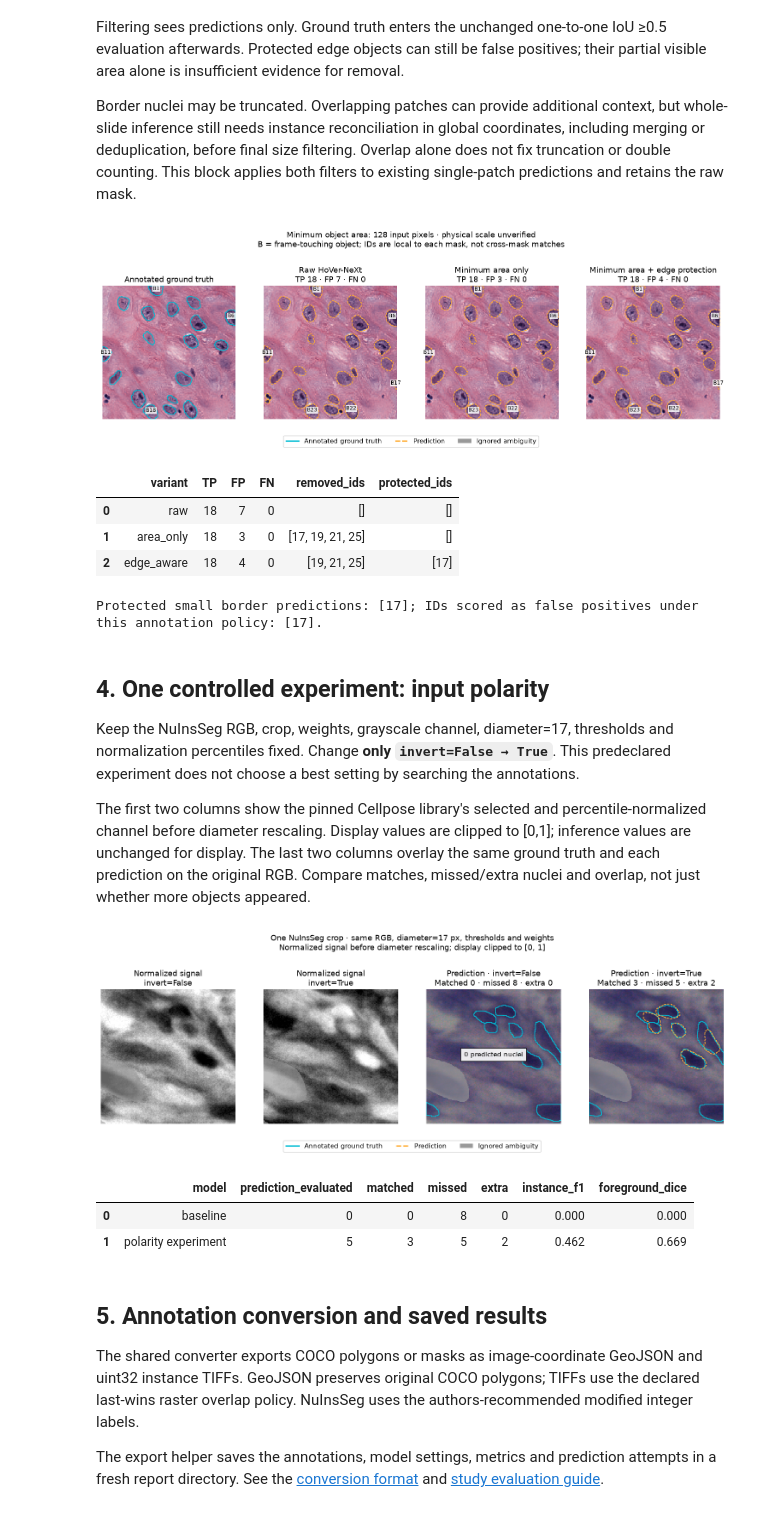
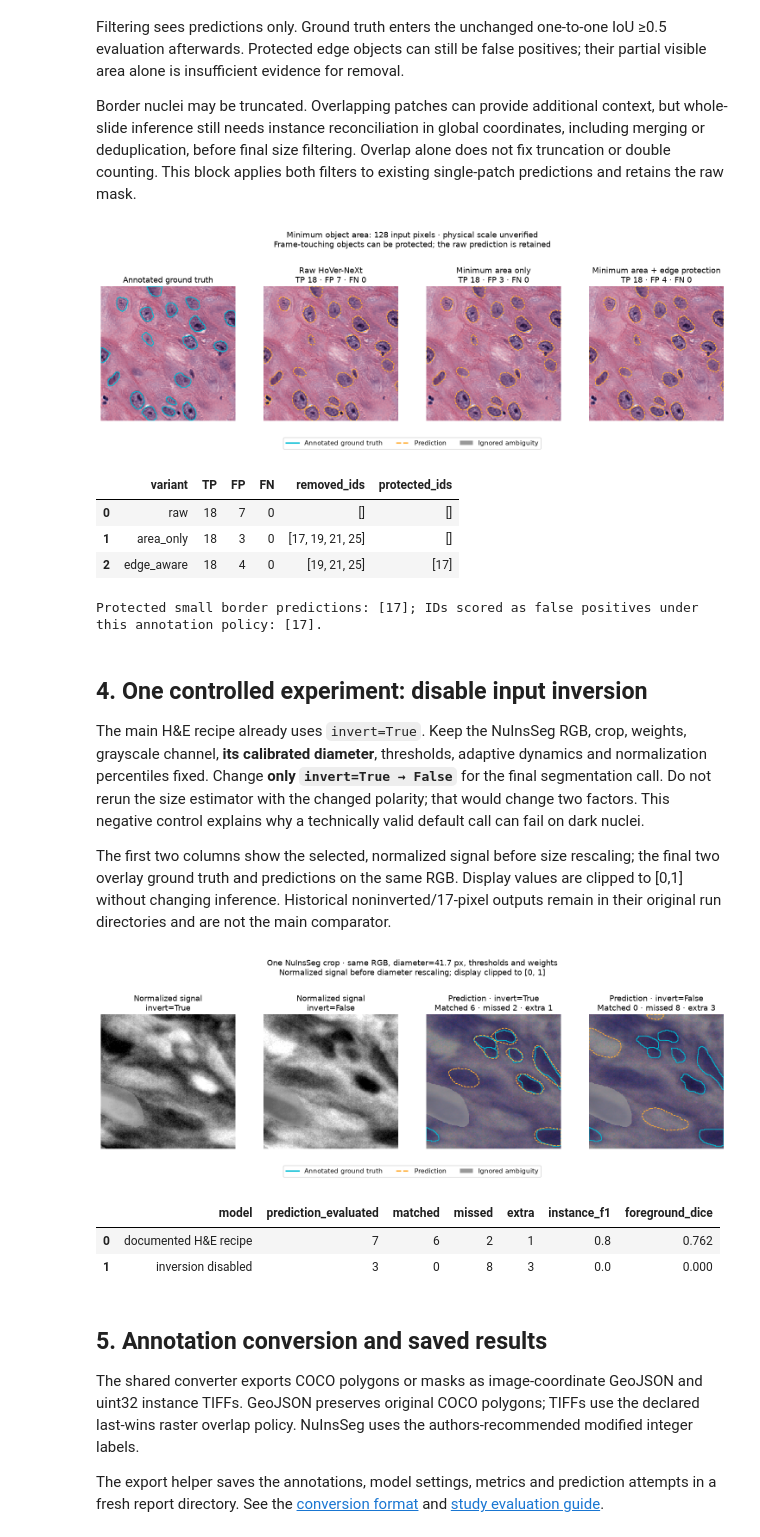
Before and after one commit to irina-zys/digital-pathology-demo, a Jupyter notebook: notebooks/annotation_segmentation_demo.ipynb, the cells around one changed output. Cells and saved outputs as stored; diff of their text form; code cells hidden in the pictures.

```diff
--- a/notebooks/annotation_segmentation_demo.ipynb
+++ b/notebooks/annotation_segmentation_demo.ipynb
@@ -45,6 +45,9 @@ from src.segmentation_demo import prepare_demo, load_demo_patches, run_predictio
 OUTPUT_ROOT = None  # Default: ignored outputs/annotation_segmentation_demo/ in this project.
 demo = prepare_demo(PROJECT, output_root=OUTPUT_ROOT)
 patches = load_demo_patches(demo)
+# None uses Cellpose's official image-only estimator. A manual pixel diameter must
+# come from acquisition knowledge or visual/development calibration, not these scores.
+CELLPOSE_DIAMETERS = {name: None for name in patches}
 baseline = {}
 display(pd.DataFrame(demo['preflight']))
 print('Fresh run:', demo['out'])
@@ -85,7 +90,12 @@ Each row keeps the same patch and coordinates; columns show RGB, annotated groun
 # %%
 for name in patches:
     for model in ('hovernext', 'cellpose'):
-        baseline[name, model] = run_prediction(demo, name, model)
+        options = {'invert': True, 'diameter': CELLPOSE_DIAMETERS[name]} if model == 'cellpose' else {}
+        baseline[name, model] = run_prediction(demo, name, model, **options)
+
+calibration = pd.DataFrame([{'patch': name, **baseline[name, 'cellpose']['metadata']['settings']['diameter_estimation']}
+                            for name in patches])
+display(calibration.drop(columns=['checkpoint', 'checkpoint_sha256'], errors='ignore'))
 
 fig = plot_model_comparison(patches, baseline)
 fig.savefig(demo['out'] / 'model_comparison.png')
@@ -141,39 +157,40 @@ protected_fp = protected & set(raw['evaluation']['extra_ids'])
 print(f'Protected small border predictions: {sorted(protected)}; '
       f'IDs scored as false positives under this annotation policy: {sorted(protected_fp)}.')
 # %% [output]
-[figure, old version]
+[figure, new version]
 |  | variant | TP | FP | FN | removed_ids | protected_ids |
 | 0 | raw | 18 | 7 | 0 | [] | [] |
 | 1 | area_only | 18 | 3 | 0 | [17, 19, 21, 25] | [] |
 | 2 | edge_aware | 18 | 4 | 0 | [19, 21, 25] | [17] |
 Protected small border predictions: [17]; IDs scored as false positives under this annotation policy: [17].
 # %% [markdown]
-## 4. One controlled experiment: input polarity
+## 4. One controlled experiment: disable input inversion
 
-Keep the NuInsSeg RGB, crop, weights, grayscale channel, diameter=17, thresholds and normalization percentiles fixed. Change **only `invert=False → True`**. This predeclared experiment does not choose a best setting by searching the annotations.
+The main H&E recipe already uses `invert=True`. Keep the NuInsSeg RGB, crop, weights, grayscale channel, **its calibrated diameter**, thresholds, adaptive dynamics and normalization percentiles fixed. Change **only `invert=True → False`** for the final segmentation call. Do not rerun the size estimator with the changed polarity; that would change two factors. This negative control explains why a technically valid default call can fail on dark nuclei.
 
-The first two columns show the pinned Cellpose library's selected and percentile-normalized channel before diameter rescaling. Display values are clipped to [0,1]; inference values are unchanged for display. The last two columns overlay the same ground truth and each prediction on the original RGB. Compare matches, missed/extra nuclei and overlap, not just whether more objects appeared.
+The first two columns show the selected, normalized signal before size rescaling; the final two overlay ground truth and predictions on the same RGB. Display values are clipped to [0,1] without changing inference. Historical noninverted/17-pixel outputs remain in their original run directories and are not the main comparator.
 # %%
-polarity = run_prediction(demo, 'nuinsseg', 'cellpose', invert=True)
 control = baseline['nuinsseg', 'cellpose']
+fixed_diameter = control['metadata']['settings']['settings']['diameter']
+polarity = run_prediction(demo, 'nuinsseg', 'cellpose', invert=False, diameter=fixed_diameter)
 assert np.allclose(polarity['normalized_input'], 1 - control['normalized_input'], atol=1e-6)
 assert control['metadata']['patch']['rgb_sha256'] == polarity['metadata']['patch']['rgb_sha256']
 old_settings, new_settings = control['metadata']['settings']['settings'], polarity['metadata']['settings']['settings']
 assert {k: v for k, v in old_settings.items() if k not in ('invert', 'normalize')} == {
         k: v for k, v in new_settings.items() if k not in ('invert', 'normalize')}
 assert {k: v for k, v in old_settings['normalize'].items() if k != 'invert'} == {
         k: v for k, v in new_settings['normalize'].items() if k != 'invert'}
 fig = plot_polarity(patches['nuinsseg'], control, polarity)
 fig.savefig(demo['out'] / 'polarity_comparison.png')
 plt.show()
 display(pd.DataFrame([comparison_row('nuinsseg', label, a['evaluation'])
-        for label, a in [('baseline', control), ('polarity experiment', polarity)]])[
+        for label, a in [('documented H&E recipe', control), ('inversion disabled', polarity)]])[
         ['model', 'prediction_evaluated', 'matched', 'missed', 'extra', 'instance_f1', 'foreground_dice']].round(3))
 # %% [output]
-[figure, old version]
+[figure, new version]
 |  | model | prediction_evaluated | matched | missed | extra | instance_f1 | foreground_dice |
-| 0 | baseline | 0 | 0 | 8 | 0 | 0.000 | 0.000 |
-| 1 | polarity experiment | 5 | 3 | 5 | 2 | 0.462 | 0.669 |
+| 0 | documented H&E recipe | 7 | 6 | 2 | 1 | 0.8 | 0.762 |
+| 1 | inversion disabled | 3 | 0 | 8 | 3 | 0.0 | 0.000 |
 # %% [markdown]
 ## 5. Annotation conversion and saved results
 
```
Also changed, not shown: parts of 9 cells of this notebook, 3 other files.
